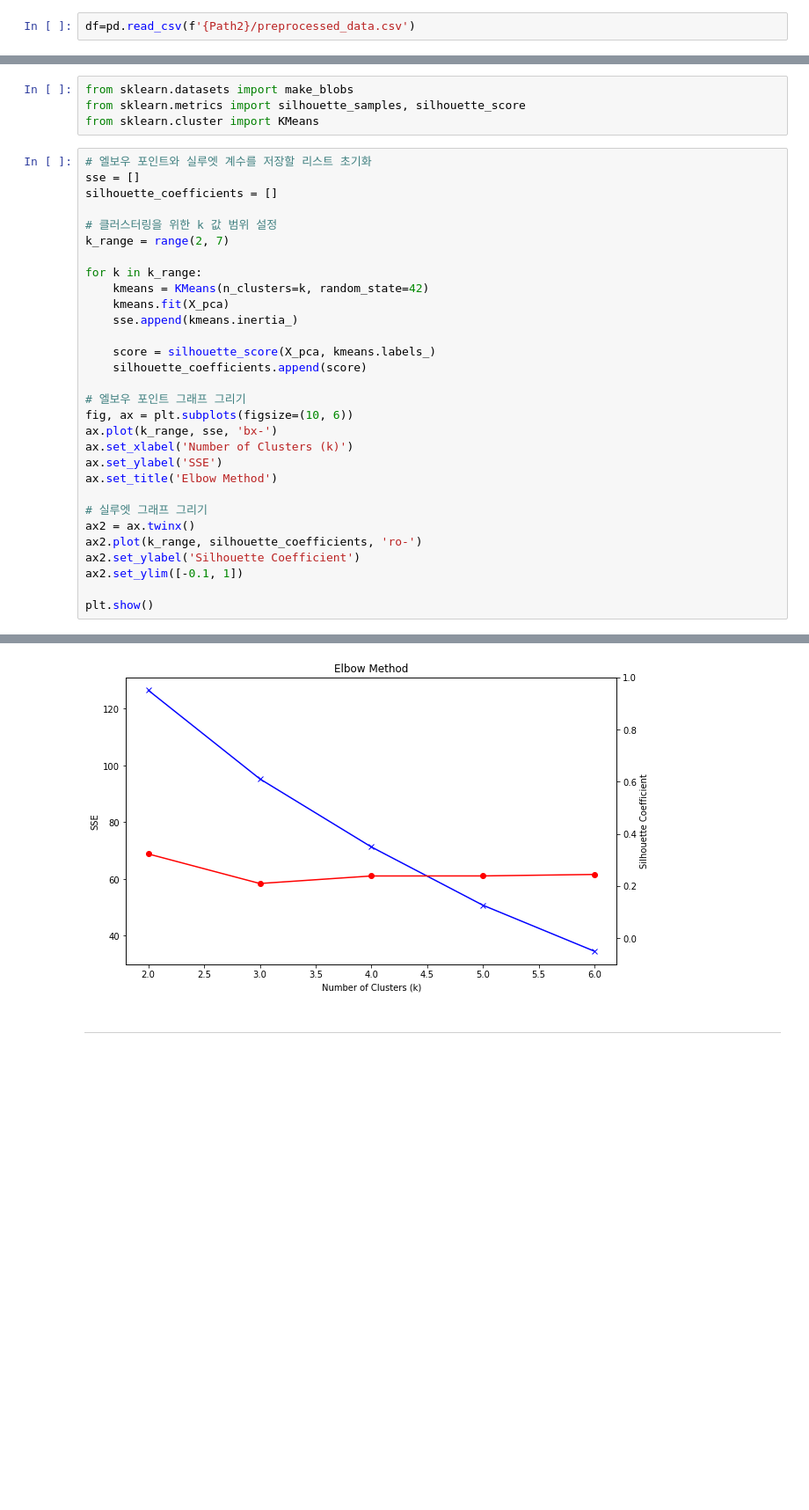
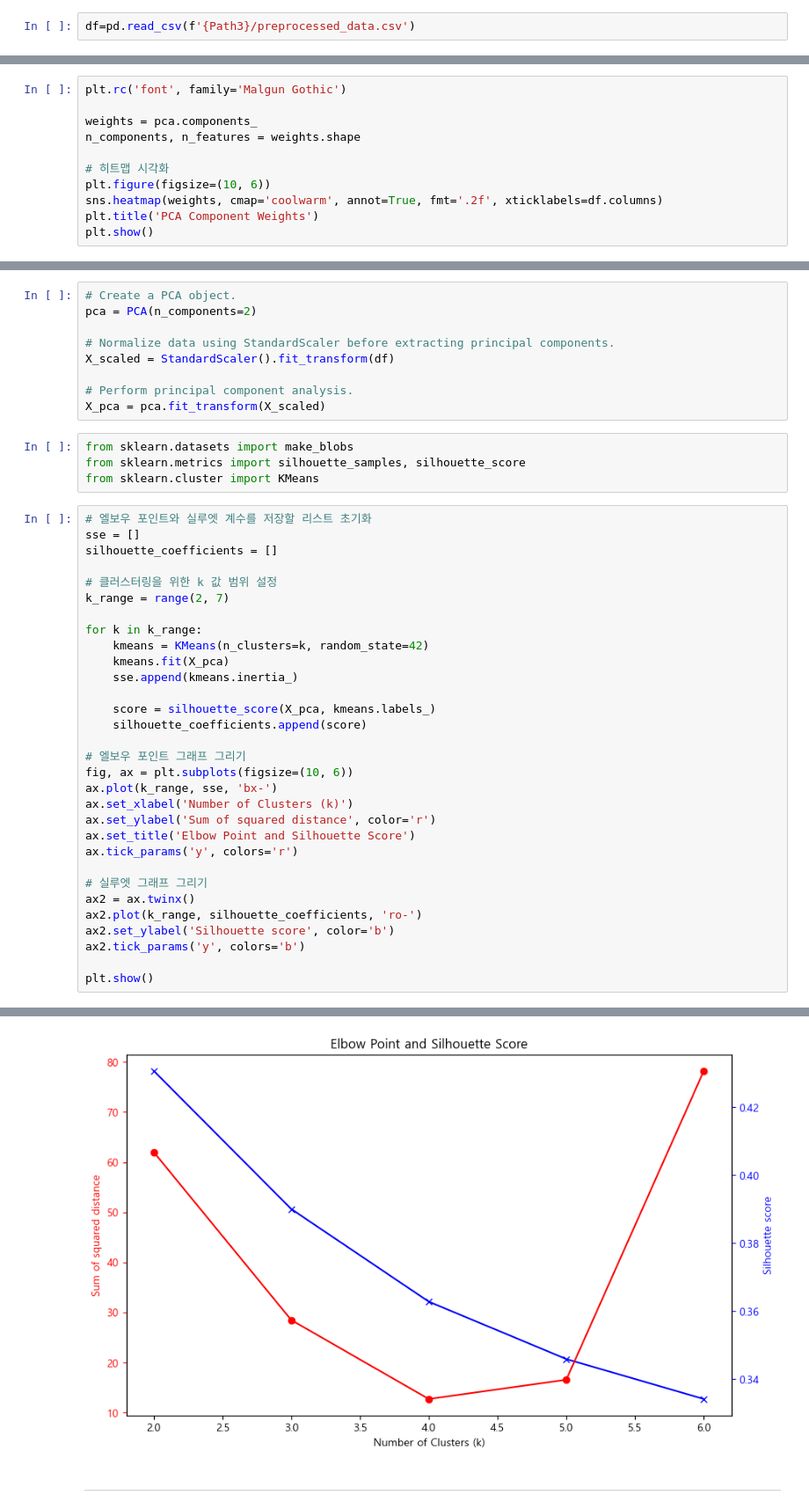
Before and after one commit to actorjung/Gwangjin_Big_Data_Project, a Jupyter notebook: code/suhwan/pca_clustering2.ipynb, the cells around one changed output, grey strips where cells are left out. Shown at 88% size. Saved outputs shown, nothing was run; the diff lists cells and outputs as text; blank space fills up the shorter version.

```diff
--- a/code/suhwan/pca_clustering2.ipynb
+++ b/code/suhwan/pca_clustering2.ipynb
@@ -8,2 +9,2 @@ Path2 = 'D:/Big_Data_Project/data'
 # %%
-df=pd.read_csv(f'{Path2}/preprocessed_data.csv')
+df=pd.read_csv(f'{Path3}/preprocessed_data.csv')
@@ -127,0 +149,11 @@ Explained variance ratio: [0.49515722 0.12418328 0.10480406 0.07788003]
+# %%
+plt.rc('font', family='Malgun Gothic')
+
+weights = pca.components_
+n_components, n_features = weights.shape
+
+# 히트맵 시각화
+plt.figure(figsize=(10, 6))
+sns.heatmap(weights, cmap='coolwarm', annot=True, fmt='.2f', xticklabels=df.columns)
+plt.title('PCA Component Weights')
+plt.show()
@@ -192,6 +222,15 @@ pca5 =
 ***
 # %% [markdown]
 # 엘부우 포인트 실루엣 계수 계산
+# %%
+# Create a PCA object.
+pca = PCA(n_components=2)
+
+# Normalize data using StandardScaler before extracting principal components.
+X_scaled = StandardScaler().fit_transform(df)
+
+# Perform principal component analysis.
+X_pca = pca.fit_transform(X_scaled)
 # %%
 from sklearn.datasets import make_blobs
 from sklearn.metrics import silhouette_samples, silhouette_score
@@ -216,14 +255,15 @@ for k in k_range:
 fig, ax = plt.subplots(figsize=(10, 6))
 ax.plot(k_range, sse, 'bx-')
 ax.set_xlabel('Number of Clusters (k)')
-ax.set_ylabel('SSE')
-ax.set_title('Elbow Method')
+ax.set_ylabel('Sum of squared distance', color='r')
+ax.set_title('Elbow Point and Silhouette Score')
+ax.tick_params('y', colors='r')
 
 # 실루엣 그래프 그리기
 ax2 = ax.twinx()
 ax2.plot(k_range, silhouette_coefficients, 'ro-')
-ax2.set_ylabel('Silhouette Coefficient')
-ax2.set_ylim([-0.1, 1])
+ax2.set_ylabel('Silhouette score', color='b')
+ax2.tick_params('y', colors='b')
 
 plt.show()
 # %% [output]
@@ -231,4 +270,4 @@ findfont: Font family ['AppleGothic'] not found. Falling back to DejaVu Sans.
-[figure, old version]
+[figure, new version]
 # %% [markdown]
 ***
 # %% [markdown]
```
Also changed, not shown: parts of 16 cells of this notebook, 1 other file.
